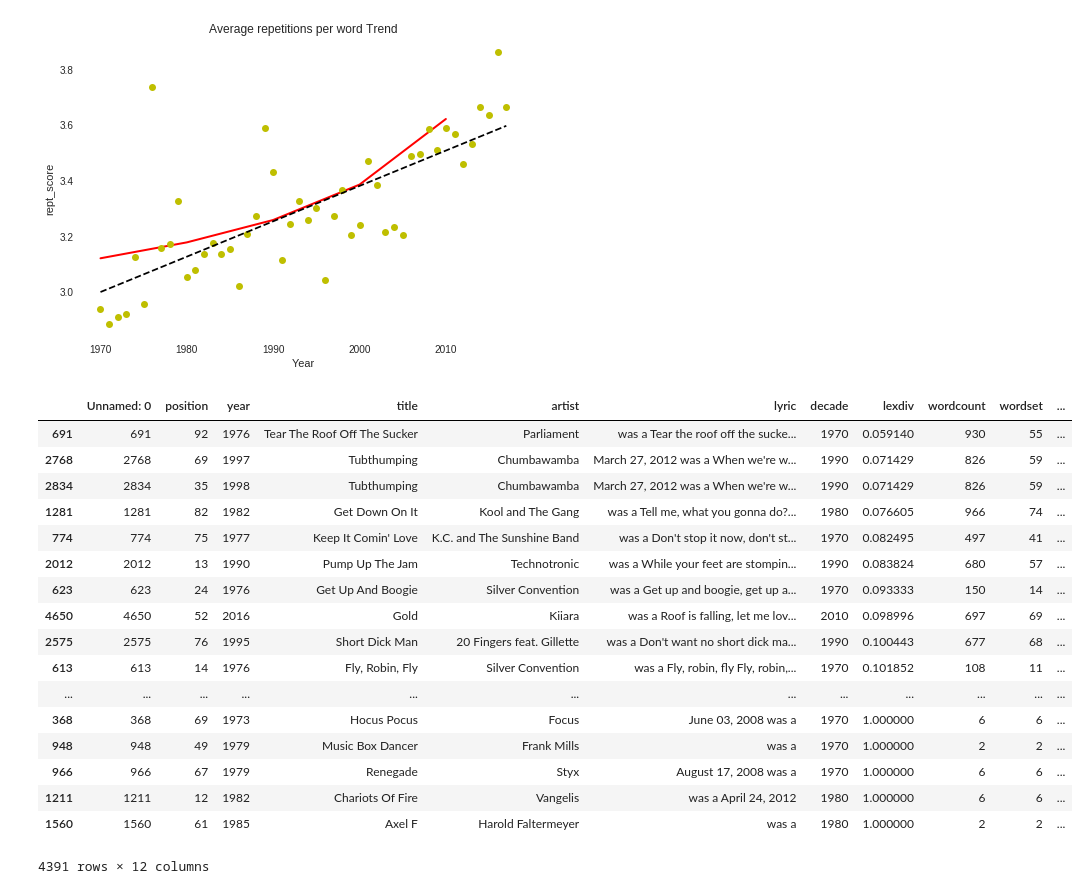
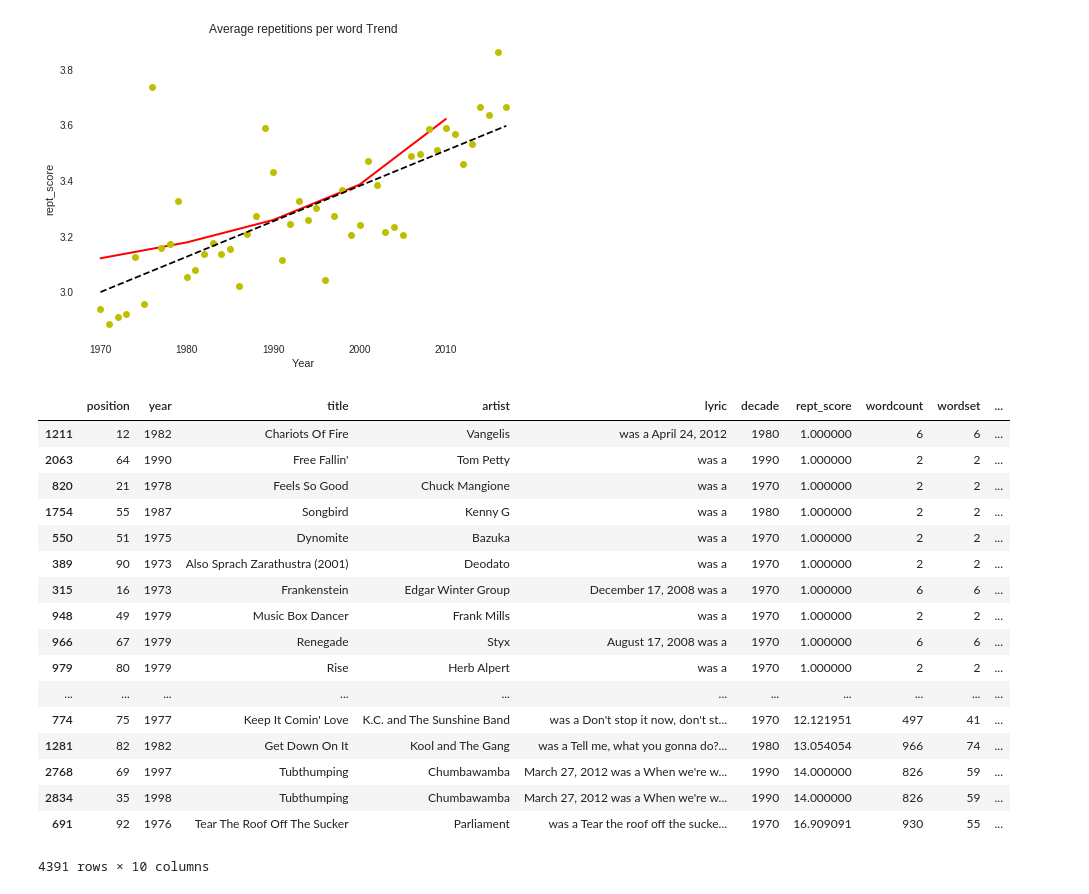
Before and after one commit to alexswshin/musicNculture, a Jupyter notebook: notebook/5_lyricsRepetition.ipynb, the cells around one changed output. Cells and saved outputs as stored; diff of their text form; code cells hidden in the pictures.

```diff
--- a/notebook/5_lyricsRepetition.ipynb
+++ b/notebook/5_lyricsRepetition.ipynb
@@ -128,23 +128,23 @@ plot(df,'rept_score',"Average repetitions per word Trend")
 Linear regression slope: 0.0126933889871
 [figure]
 # %%
-display(df.sort(columns='rept_score',ascending=False))
+display(df.sort(columns='rept_score',ascending=True))
 # %% [output]
-|  | Unnamed: 0 | position | year | title | artist | lyric | decade | lexdiv | wordcount | wordset | ... |
-| 691 | 691 | 92 | 1976 | Tear The Roof Off The Sucker | Parliament | was a Tear the roof off the sucke... | 1970 | 0.059140 | 930 | 55 | ... |
-| 2768 | 2768 | 69 | 1997 | Tubthumping | Chumbawamba | March 27, 2012 was a When we're w... | 1990 | 0.071429 | 826 | 59 | ... |
-| 2834 | 2834 | 35 | 1998 | Tubthumping | Chumbawamba | March 27, 2012 was a When we're w... | 1990 | 0.071429 | 826 | 59 | ... |
-| 1281 | 1281 | 82 | 1982 | Get Down On It | Kool and The Gang | was a Tell me, what you gonna do?... | 1980 | 0.076605 | 966 | 74 | ... |
-| 774 | 774 | 75 | 1977 | Keep It Comin' Love | K.C. and The Sunshine Band | was a Don't stop it now, don't st... | 1970 | 0.082495 | 497 | 41 | ... |
-| 2012 | 2012 | 13 | 1990 | Pump Up The Jam | Technotronic | was a While your feet are stompin... | 1990 | 0.083824 | 680 | 57 | ... |
-| 623 | 623 | 24 | 1976 | Get Up And Boogie | Silver Convention | was a Get up and boogie, get up a... | 1970 | 0.093333 | 150 | 14 | ... |
-| 4650 | 4650 | 52 | 2016 | Gold | Kiiara | was a Roof is falling, let me lov... | 2010 | 0.098996 | 697 | 69 | ... |
-| 2575 | 2575 | 76 | 1995 | Short Dick Man | 20 Fingers feat. Gillette | was a Don't want no short dick ma... | 1990 | 0.100443 | 677 | 68 | ... |
-| 613 | 613 | 14 | 1976 | Fly, Robin, Fly | Silver Convention | was a Fly, robin, fly Fly, robin,... | 1970 | 0.101852 | 108 | 11 | ... |
-| ... | ... | ... | ... | ... | ... | ... | ... | ... | ... | ... | ... |
-| 368 | 368 | 69 | 1973 | Hocus Pocus | Focus | June 03, 2008 was a | 1970 | 1.000000 | 6 | 6 | ... |
-| 948 | 948 | 49 | 1979 | Music Box Dancer | Frank Mills | was a | 1970 | 1.000000 | 2 | 2 | ... |
-| 966 | 966 | 67 | 1979 | Renegade | Styx | August 17, 2008 was a | 1970 | 1.000000 | 6 | 6 | ... |
-| 1211 | 1211 | 12 | 1982 | Chariots Of Fire | Vangelis | was a April 24, 2012 | 1980 | 1.000000 | 6 | 6 | ... |
-| 1560 | 1560 | 61 | 1985 | Axel F | Harold Faltermeyer | was a | 1980 | 1.000000 | 2 | 2 | ... |
+|  | position | year | title | artist | lyric | decade | rept_score | wordcount | wordset | ... |
+| 1211 | 12 | 1982 | Chariots Of Fire | Vangelis | was a April 24, 2012 | 1980 | 1.000000 | 6 | 6 | ... |
+| 2063 | 64 | 1990 | Free Fallin' | Tom Petty | was a | 1990 | 1.000000 | 2 | 2 | ... |
+| 820 | 21 | 1978 | Feels So Good | Chuck Mangione | was a | 1970 | 1.000000 | 2 | 2 | ... |
+| 1754 | 55 | 1987 | Songbird | Kenny G | was a | 1980 | 1.000000 | 2 | 2 | ... |
+| 550 | 51 | 1975 | Dynomite | Bazuka | was a | 1970 | 1.000000 | 2 | 2 | ... |
+| 389 | 90 | 1973 | Also Sprach Zarathustra (2001) | Deodato | was a | 1970 | 1.000000 | 2 | 2 | ... |
+| 315 | 16 | 1973 | Frankenstein | Edgar Winter Group | December 17, 2008 was a | 1970 | 1.000000 | 6 | 6 | ... |
+| 948 | 49 | 1979 | Music Box Dancer | Frank Mills | was a | 1970 | 1.000000 | 2 | 2 | ... |
+| 966 | 67 | 1979 | Renegade | Styx | August 17, 2008 was a | 1970 | 1.000000 | 6 | 6 | ... |
+| 979 | 80 | 1979 | Rise | Herb Alpert | was a | 1970 | 1.000000 | 2 | 2 | ... |
+| ... | ... | ... | ... | ... | ... | ... | ... | ... | ... | ... |
+| 774 | 75 | 1977 | Keep It Comin' Love | K.C. and The Sunshine Band | was a Don't stop it now, don't st... | 1970 | 12.121951 | 497 | 41 | ... |
+| 1281 | 82 | 1982 | Get Down On It | Kool and The Gang | was a Tell me, what you gonna do?... | 1980 | 13.054054 | 966 | 74 | ... |
+| 2768 | 69 | 1997 | Tubthumping | Chumbawamba | March 27, 2012 was a When we're w... | 1990 | 14.000000 | 826 | 59 | ... |
+| 2834 | 35 | 1998 | Tubthumping | Chumbawamba | March 27, 2012 was a When we're w... | 1990 | 14.000000 | 826 | 59 | ... |
+| 691 | 92 | 1976 | Tear The Roof Off The Sucker | Parliament | was a Tear the roof off the sucke... | 1970 | 16.909091 | 930 | 55 | ... |
-4391 rows × 12 columns
+4391 rows × 10 columns
```
Also changed, not shown: parts of 1 cell of this notebook, 6 other files.
